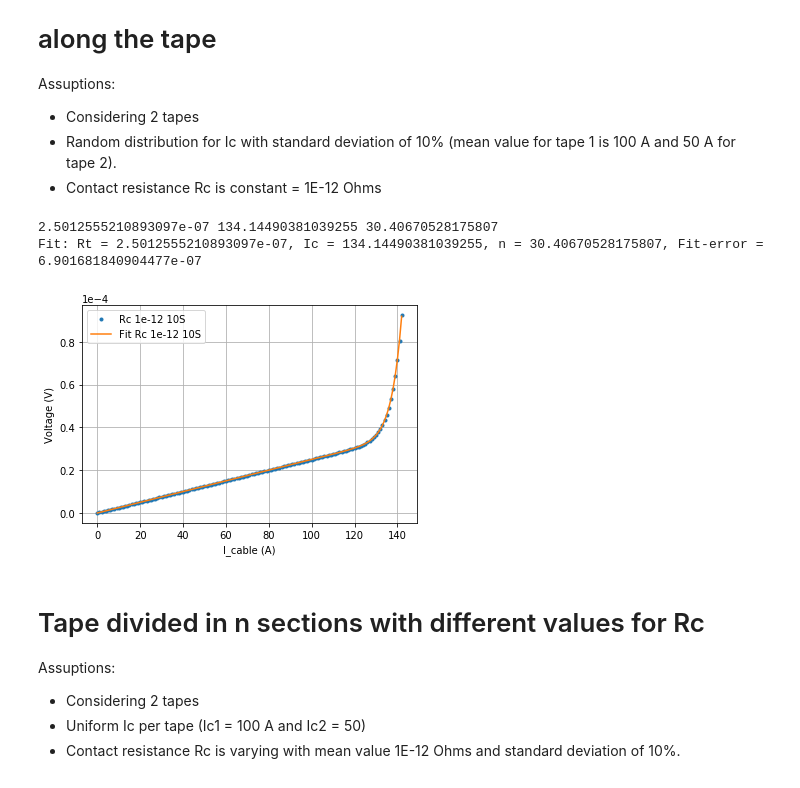
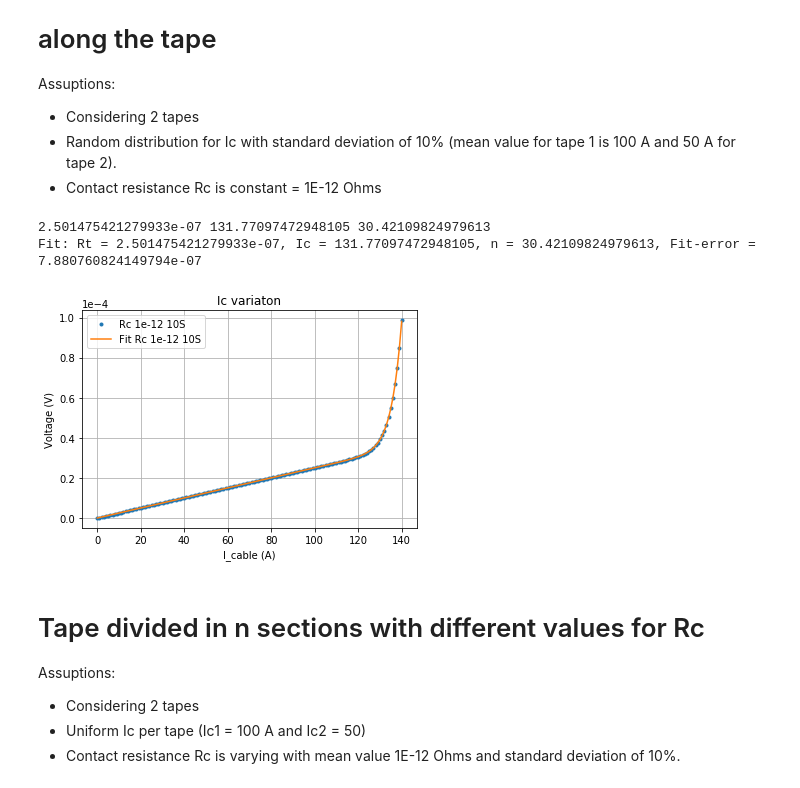
Before and after one commit to auroc10/LBNL, a Jupyter notebook: Contact/Contact resistance - Arbitrary number of sections.ipynb, the cells around one changed output. Saved outputs shown, nothing was run; the diff lists cells and outputs as text; code cells hidden in the pictures.

```diff
--- a/Contact/Contact resistance - Arbitrary number of sections.ipynb
+++ b/Contact/Contact resistance - Arbitrary number of sections.ipynb
@@ -132,7 +132,7 @@ def generatingnetlist(filename,ns,Ic,Rc):
 # %%
 # Fitting model including resistance
 def model_func(I,Rt,Ic,n):
-    V0 = 10E-6 # Considering the criterion 100uV/m with length = 1 m
+    V0 = 100E-6 # Considering the criterion 100uV/m with length = 1 m
     return Rt*I+V0*(I/Ic)**n
 
 def fit_exp(I,V,Rt0,Ic0,n0): #(Rt0,Ic0,n0) are guessed initial values
@@ -232,36 +232,37 @@ for l in range(len(Vt1)):
     if Vt1[l] <= 100e-6: # Limit of the total voltage
         Vt_lim.append(Vt1[l])
         Icable_lim.append(Icable1[l])
 
 Vt_lim = np.array(Vt_lim)
 Icable_lim = np.array(Icable_lim)
 
 # Exponential fitting
 Rt0,Ic0,n0 = 0.5E-6,150,30 # Initial values to fit exponential part
 Rt_e,Ic_e,n_e = fit_exp(Icable_lim,Vt_lim,Rt0,Ic0,n0)
 print(Rt_e,Ic_e,n_e)
 
 # Getting curve from fitting
 Vt_fit_exp = model_func(Icable_lim,Rt_e,Ic_e,n_e)
 
 # Calculating fitting error
 Error = np.sqrt(sum((Vt_lim-Vt_fit_exp)**2))
 
 # Plotting
 print(f'Fit: Rt = {Rt_e}, Ic = {Ic_e}, n = {n_e}, Fit-error = {Error}')
 plt.plot(Icable_lim,Vt_lim,'.',label = f'Rc {Rc[0]} {ns}S')
 plt.plot(Icable_lim,Vt_fit_exp,label = f'Fit Rc {Rc[0]} {ns}S')
 
+plt.title('Ic variaton')
 plt.xlabel('I_cable (A)')
 plt.ylabel('Voltage (V)')
 
 plt.ticklabel_format(style='sci', axis='y', scilimits=(0,0))
 plt.legend()
 plt.grid()
 # %% [output]
-2.5012555210893097e-07 134.14490381039255 30.40670528175807
-Fit: Rt = 2.5012555210893097e-07, Ic = 134.14490381039255, n = 30.40670528175807, Fit-error = 6.901681840904477e-07
+2.501475421279933e-07 131.77097472948105 30.42109824979613
+Fit: Rt = 2.501475421279933e-07, Ic = 131.77097472948105, n = 30.42109824979613, Fit-error = 7.880760824149794e-07
-[figure, old version]
+[figure, new version]
 # %% [markdown]
 # Tape divided in n sections with different values for Rc
 
```
Also changed, not shown: parts of 5 cells of this notebook.
